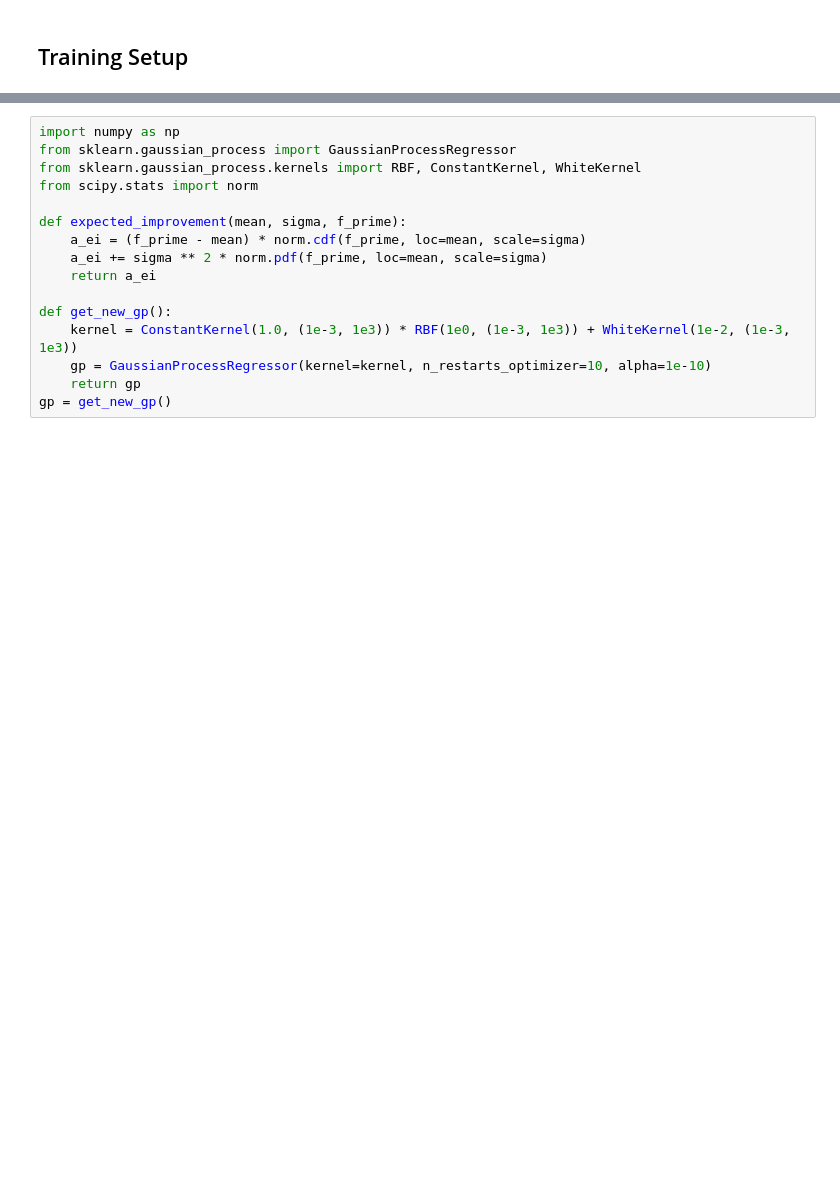
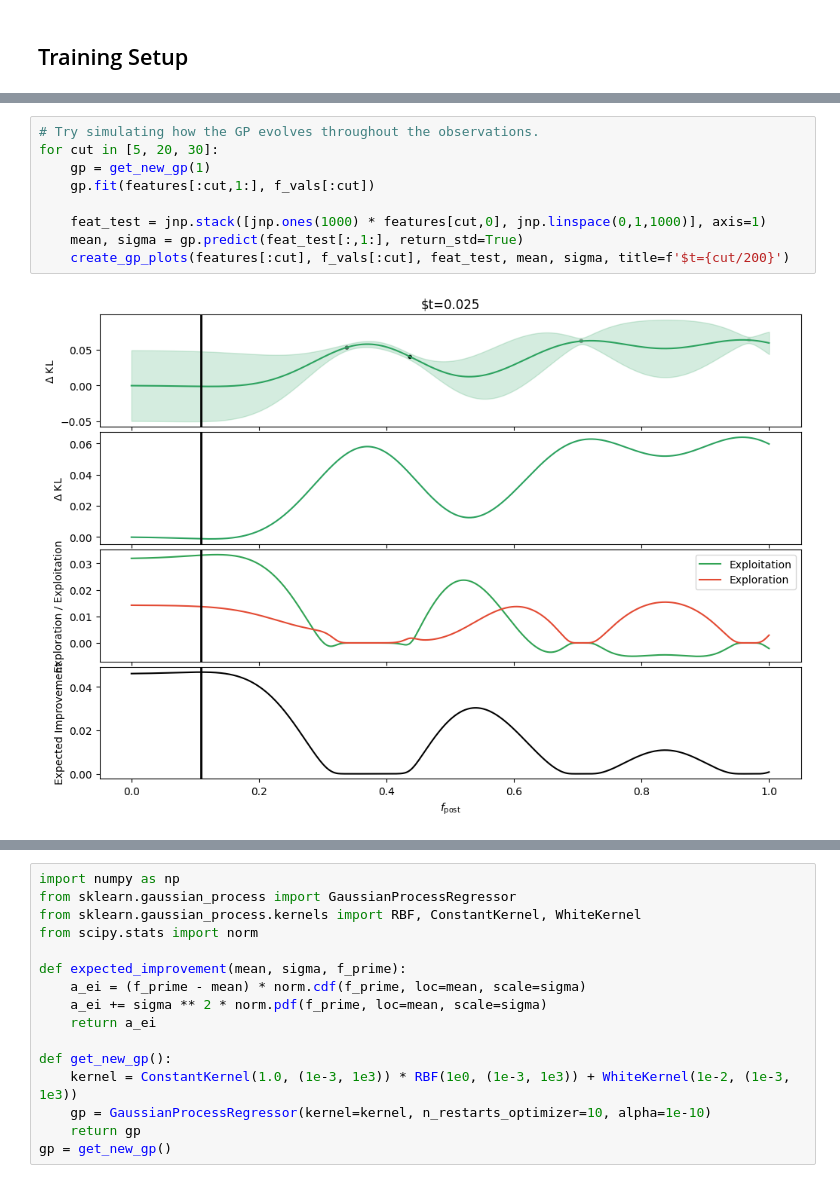
Before and after one commit to swagnercarena/bay_sbi, a Jupyter notebook: bay_sbi/notebooks/BayesOptQFrac.ipynb, the cells around one changed output, grey strips where cells are left out. Cells and saved outputs as stored; diff of their text form; blank space fills up the shorter version.

```diff
--- a/bay_sbi/notebooks/BayesOptQFrac.ipynb
+++ b/bay_sbi/notebooks/BayesOptQFrac.ipynb
@@ -336,0 +673,11 @@ Train a model where every new example is drawn from the posterior (SNPE-C)
+# %%
+# Try simulating how the GP evolves throughout the observations.
+for cut in [5, 20, 30]:
+    gp = get_new_gp(1)
+    gp.fit(features[:cut,1:], f_vals[:cut])
+
+    feat_test = jnp.stack([jnp.ones(1000) * features[cut,0], jnp.linspace(0,1,1000)], axis=1)
+    mean, sigma = gp.predict(feat_test[:,1:], return_std=True)
+    create_gp_plots(features[:cut], f_vals[:cut], feat_test, mean, sigma, title=f'$t={cut/200}')
+# %% [output]
+[figure, added]
```
Also changed, not shown: parts of 34 cells of this notebook.
